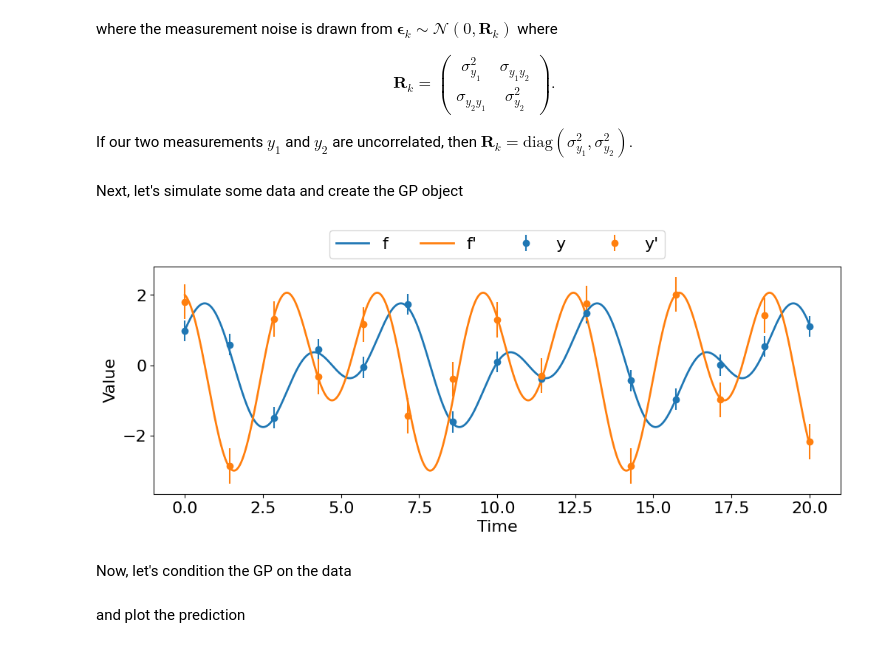
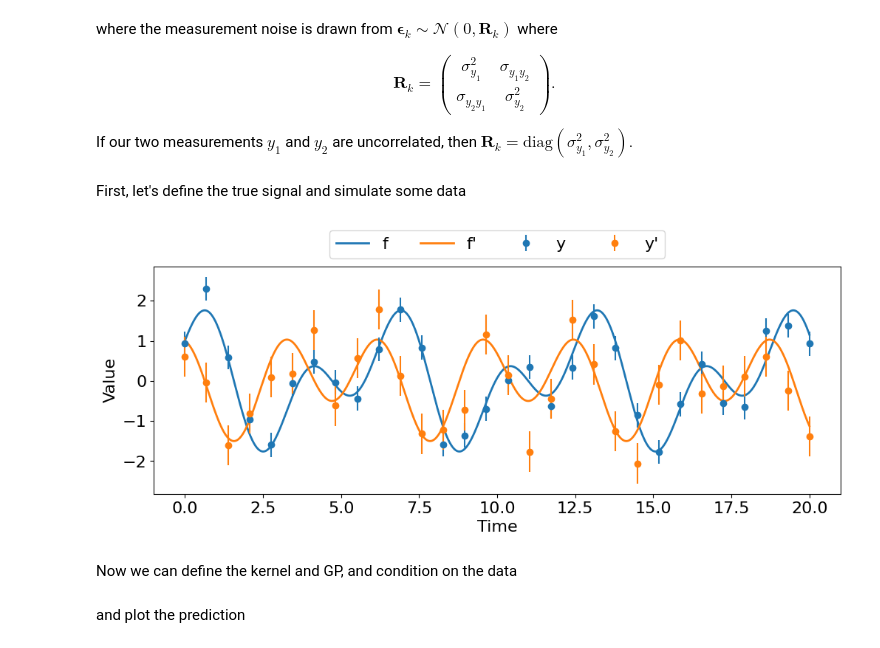
Before and after one commit to smolgp-dev/smolgp, a Jupyter notebook: docs/tutorials/multivariate.ipynb, the cells around one changed output. Saved outputs shown, nothing was run; the diff lists cells and outputs as text; code cells hidden in the pictures.

Commit message:
fix double squaring of R and inconsistent hyperparams to match the true signal

```diff
--- a/docs/tutorials/multivariate.ipynb
+++ b/docs/tutorials/multivariate.ipynb
@@ -92,36 +90,34 @@ kernel = FFprime(scale=1.0, sigma=1.0, amp1=3.0, amp2=1.5)
-# %% [markdown]
-Next, let's simulate some data and create the GP object
-# %%
-t = jnp.linspace(0, 20, 15) # observation times
-sigma_y  = 0.3 # measurement noise for observations of y
-sigma_yp = 0.5 # measurement noise for observations of the derivative of y
-R = jnp.array([[sigma_y**2, 0], # assume no covariance for simplicity
-               [0, sigma_yp**2]])
-R = jnp.array([jnp.square(R)]*len(t))
-
-# Create the GP object
-gp = smolgp.GaussianProcess(kernel=kernel, X=t, noise=R)
+# %% [markdown]
+First, let's define the true signal and simulate some data
+# %%
+# Ground truth functions for the state and its derivative
+def f(t):
+    return jnp.cos(t) + jnp.sin(2 * t)
+
+def fp(t):
+    # We'll also scale this down by a factor of 0.5
+    return 0.5*(-jnp.sin(t) + 2 * jnp.cos(2 * t))
+
+# Observation times and measurement noise
+t = jnp.linspace(0, 20, 30) # observation times
+sigma_y  = 0.3 # measurement noise for observations of y
+sigma_yp = 0.5 # measurement noise for observations of the derivative of y
+R = jnp.array([[sigma_y**2, 0], # assume no covariance for simplicity
+               [0, sigma_yp**2]])
+R = jnp.tile(R, (len(t), 1, 1)) # repeat for each observation time
+
+# Simulate noisy observations of the state and its derivative
+yerr_train = jax.random.multivariate_normal(key, mean=jnp.zeros(2), cov=R, shape=(len(t),))
+y_train = jnp.stack([f(t), fp(t)], axis=-1) + yerr_train
 # %%
-def f(t):
-    return jnp.sin(2 * t) + jnp.cos(t)
-
-def fp(t):
-    return -jnp.sin(t) + 2 * jnp.cos(2 * t)
-
-# Simulate some data
-yerr_train = jax.random.multivariate_normal(key, mean=jnp.zeros(2), cov=R, shape=(len(t),))
-y_train = jnp.stack([f(t), fp(t)], axis=-1) + yerr_train
-
 # Plot the data and the true function
 ts = jnp.linspace(0, 20, 1000)
 fig, ax = plt.subplots(1,1, figsize=(12,4))
 ax.plot(ts, f(ts), '-',  color='C0', lw=2, label='f')
 ax.plot(ts, fp(ts), '-', color='C1', lw=2, label='f\'')
 ax.errorbar(t, y_train[:, 0], yerr=sigma_y,  color='C0', fmt='o', label='y')
 ax.errorbar(t, y_train[:, 1], yerr=sigma_yp, color='C1', fmt='o', label='y\'')
 ax.set(xlabel='Time', ylabel='Value')
 ax.legend(ncol=4, loc='lower center', bbox_to_anchor=(0.5, 1));
 # %% [output]
-[figure, old version]
+[figure, new version]
-# %% [markdown]
-Now, let's condition the GP on the data
@@ -129,0 +124,2 @@ llh, condGP = gp.condition(y_train)
+# %% [markdown]
+Now we can define the kernel and GP, and condition on the data
```
Also changed, not shown: parts of 4 cells of this notebook.
